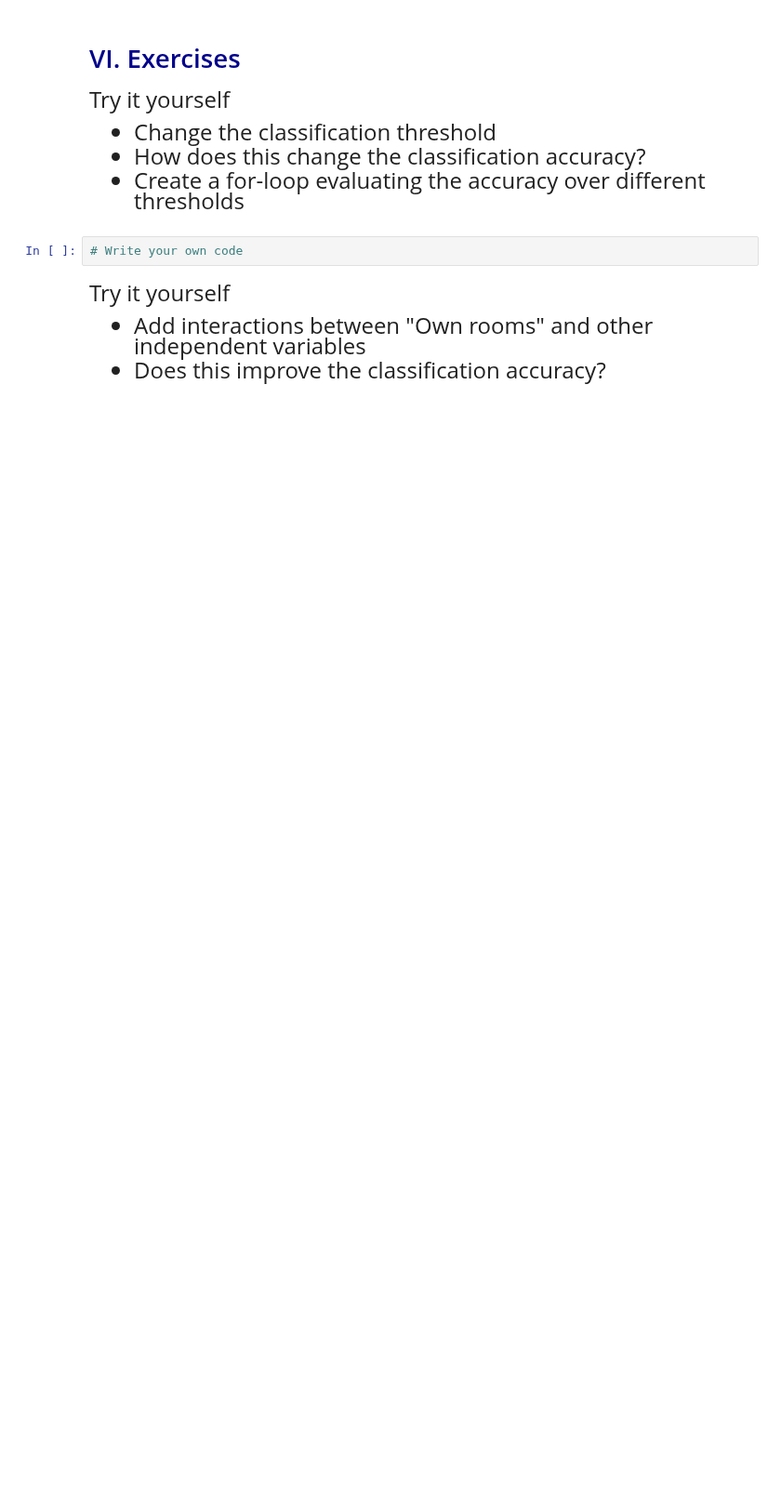
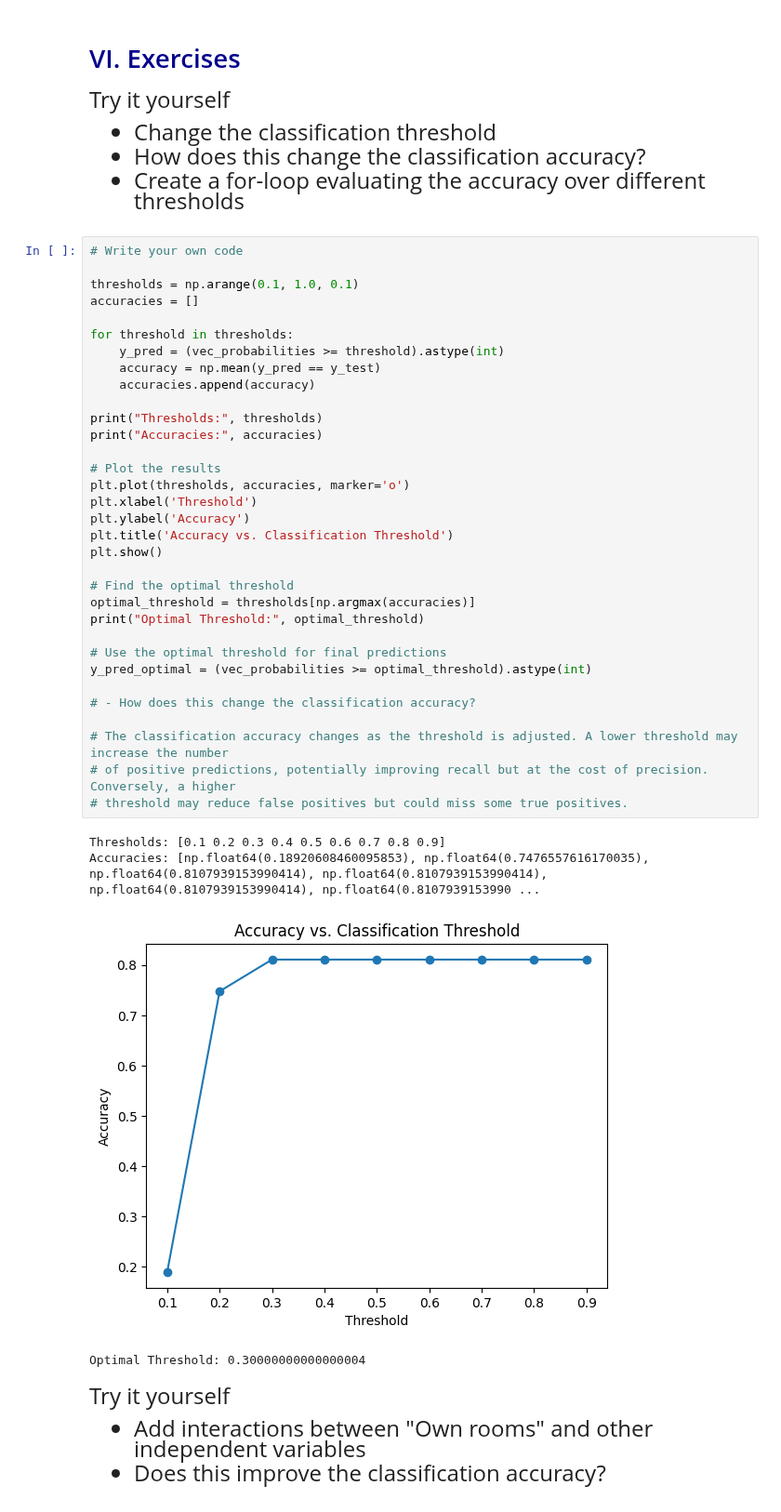
Before and after one commit to apastor03/datasci530fall2026, a Jupyter notebook: Lecture 12/Lecture 12a - Logistic Regression for Classification.ipynb, the cells around one changed output. Shown at 93% size. Cells and saved outputs as stored; diff of their text form; blank space fills up the shorter version.

```diff
--- a/Lecture 12/Lecture 12a - Logistic Regression for Classification.ipynb
+++ b/Lecture 12/Lecture 12a - Logistic Regression for Classification.ipynb
@@ -293,8 +293,44 @@ Try it yourself
 - Change the classification threshold
 - How does this change the classification accuracy?
 - Create a for-loop evaluating the accuracy over different thresholds
-# %%
-# Write your own code
+# %%
+# Write your own code
+
+thresholds = np.arange(0.1, 1.0, 0.1)
+accuracies = []
+
+for threshold in thresholds:
+    y_pred = (vec_probabilities >= threshold).astype(int)
+    accuracy = np.mean(y_pred == y_test)
+    accuracies.append(accuracy)
+
+print("Thresholds:", thresholds)
+print("Accuracies:", accuracies)
+
+# Plot the results
+plt.plot(thresholds, accuracies, marker='o')
+plt.xlabel('Threshold')
+plt.ylabel('Accuracy')
+plt.title('Accuracy vs. Classification Threshold')
+plt.show()
+
+# Find the optimal threshold
+optimal_threshold = thresholds[np.argmax(accuracies)]
+print("Optimal Threshold:", optimal_threshold)
+
+# Use the optimal threshold for final predictions
+y_pred_optimal = (vec_probabilities >= optimal_threshold).astype(int)
+
+# - How does this change the classification accuracy?
+
+# The classification accuracy changes as the threshold is adjusted. A lower threshold may increase the number
+# of positive predictions, potentially improving recall but at the cost of precision. Conversely, a higher
+# threshold may reduce false positives but could miss some true positives.
+# %% [output]
+Thresholds: [0.1 0.2 0.3 0.4 0.5 0.6 0.7 0.8 0.9]
+Accuracies: [np.float64(0.18920608460095853), np.float64(0.7476557616170035), np.float64(0.8107939153990414), np.float64(0.8107939153990414), np.float64(0.8107939153990414), np.float64(0.8107939153990 ...
+[figure, added]
+Optimal Threshold: 0.30000000000000004
 # %% [markdown]
 <font size = "5">
 
```
Also changed, not shown: parts of 3 cells of this notebook, 1 other file.
